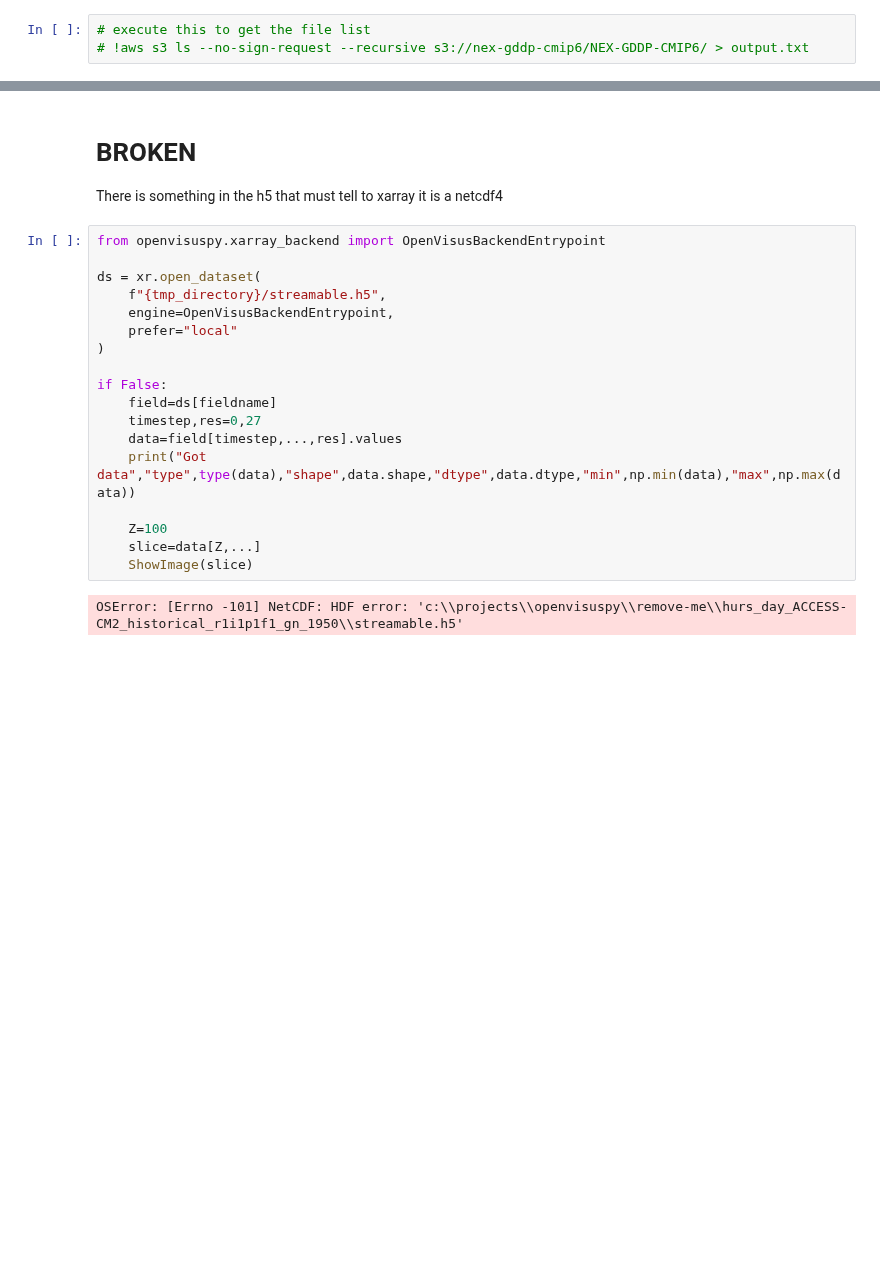
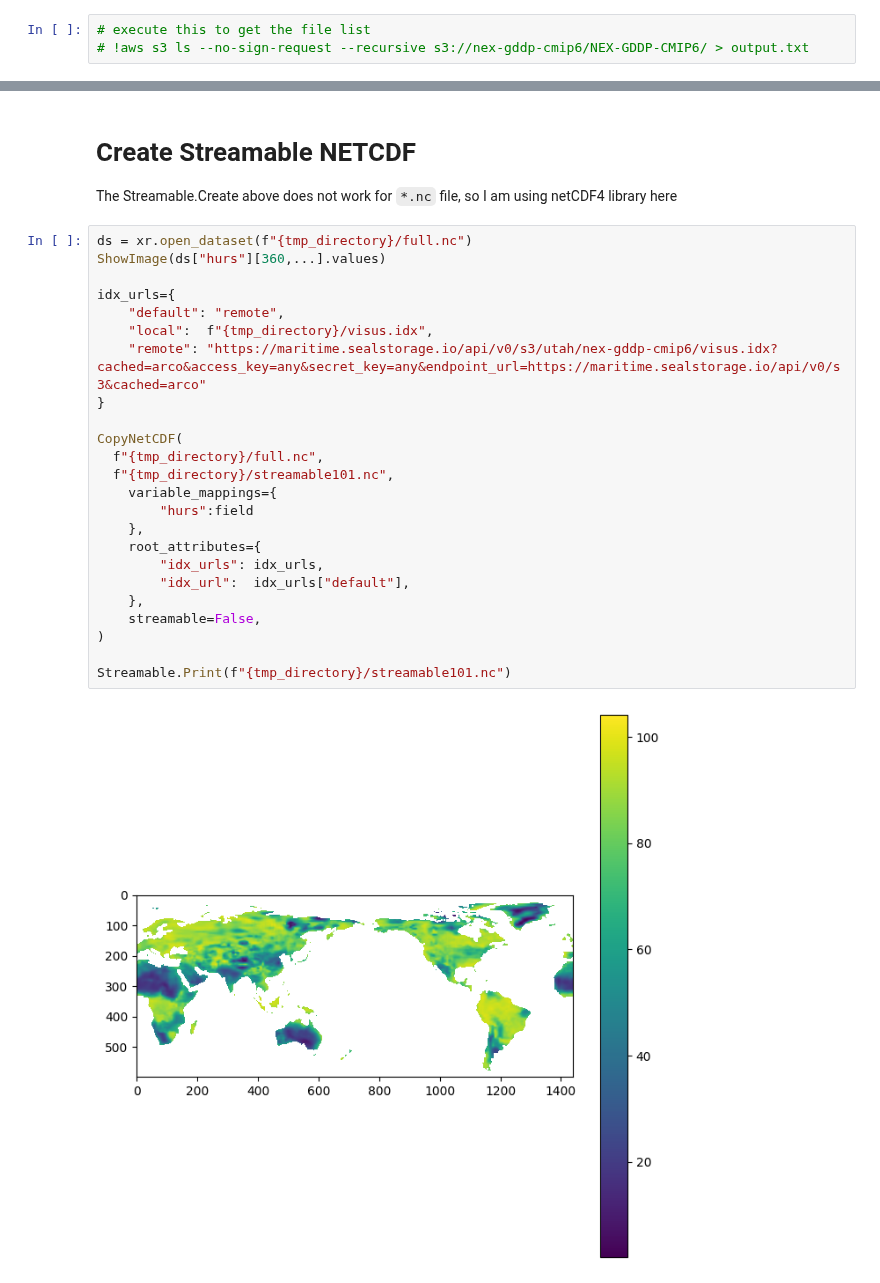
Before and after one commit to sci-visus/openvisuspy, a Jupyter notebook: notebooks/nasa/cmip6_streamable.ipynb, the cells around one changed output, grey strips where cells are left out. Drawn from its saved outputs; the diff is of its cells as text; blank space fills up the shorter version.

```diff
--- a/notebooks/nasa/cmip6_streamable.ipynb
+++ b/notebooks/nasa/cmip6_streamable.ipynb
@@ -149,24 +255,30 @@ ShowImage(ds["hurs"][Z,...])
-# %% [markdown]
-# BROKEN
-
-There is something in the h5 that must tell to xarray it is a netcdf4
-# %%
-from openvisuspy.xarray_backend import OpenVisusBackendEntrypoint
-
-ds = xr.open_dataset(
-    f"{tmp_directory}/streamable.h5",
-    engine=OpenVisusBackendEntrypoint,
-    prefer="local"
-)
-
-if False:
-    field=ds[fieldname]
-    timestep,res=0,27
-    data=field[timestep,...,res].values
-    print("Got data","type",type(data),"shape",data.shape,"dtype",data.dtype,"min",np.min(data),"max",np.max(data))
-
-    Z=100
-    slice=data[Z,...]
-    ShowImage(slice)
-# %% [output]
-OSError: [Errno -101] NetCDF: HDF error: 'c:\\projects\\openvisuspy\\remove-me\\hurs_day_ACCESS-CM2_historical_r1i1p1f1_gn_1950\\streamable.h5'
+# %% [markdown]
+# Create Streamable NETCDF
+
+The Streamable.Create above does not work for `*.nc` file, so I am using netCDF4 library here
+# %%
+ds = xr.open_dataset(f"{tmp_directory}/full.nc")
+ShowImage(ds["hurs"][360,...].values)
+
+idx_urls={
+	"default": "remote",
+	"local":  f"{tmp_directory}/visus.idx",
+	"remote": "https://maritime.sealstorage.io/api/v0/s3/utah/nex-gddp-cmip6/visus.idx?cached=arco&access_key=any&secret_key=any&endpoint_url=https://maritime.sealstorage.io/api/v0/s3&cached=arco"
+}
+
+CopyNetCDF(
+  f"{tmp_directory}/full.nc",
+  f"{tmp_directory}/streamable101.nc",
+	variable_mappings={
+		"hurs":field
+	},
+	root_attributes={
+		"idx_urls": idx_urls,
+		"idx_url":  idx_urls["default"],
+	},
+	streamable=False,
+)
+
+Streamable.Print(f"{tmp_directory}/streamable101.nc")
+# %% [output]
+[figure, added]
```
Also changed, not shown: parts of 15 cells of this notebook, 1 other file.
